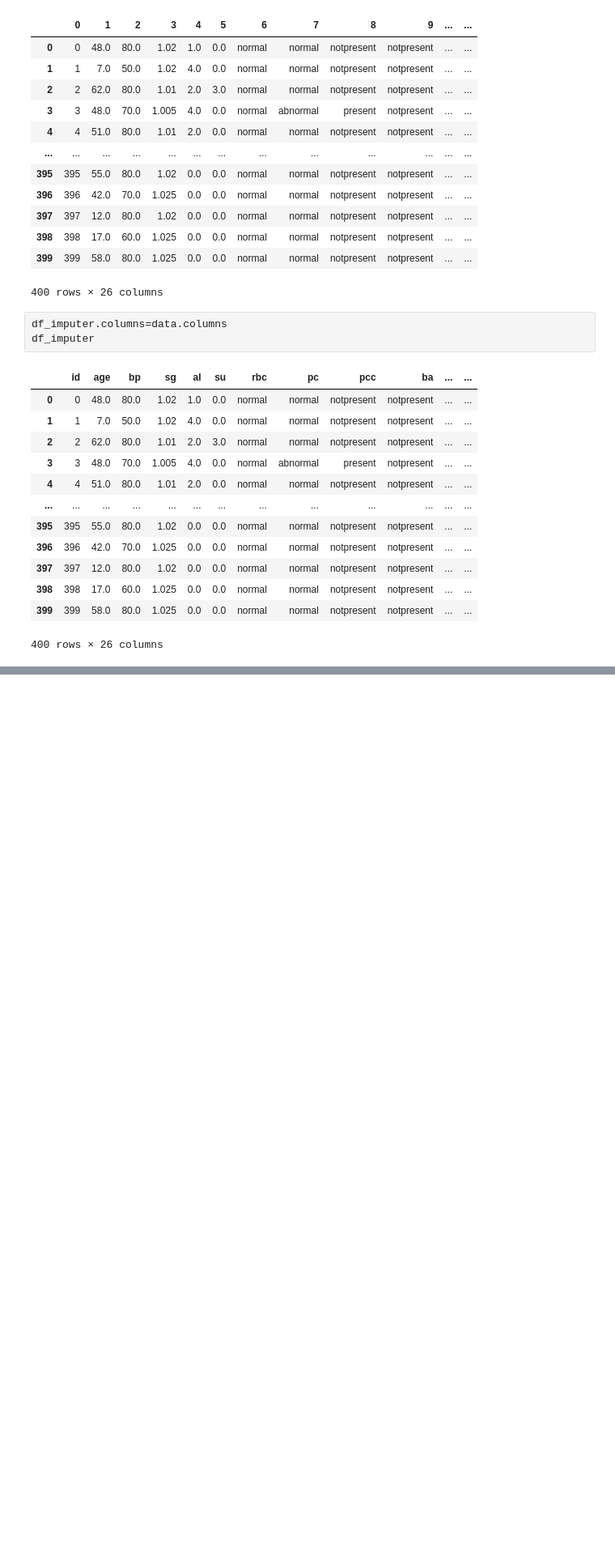
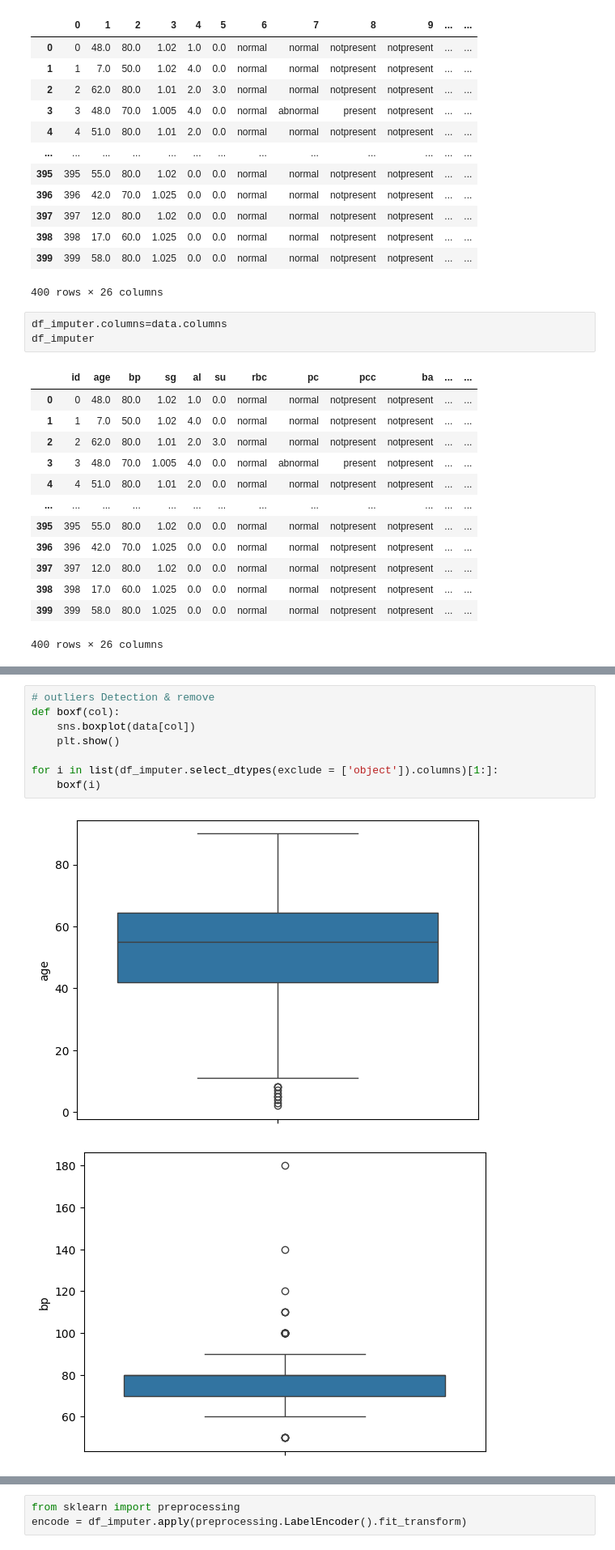
Before and after one commit to UjjwalRana12/Regression-ML, a Jupyter notebook: z6_kidney/kidney.ipynb, the cells around one changed output, grey strips where cells are left out. Shown at 81% size. Saved outputs shown, nothing was run; the diff lists cells and outputs as text; blank space fills up the shorter version.

```diff
--- a/z6_kidney/kidney.ipynb
+++ b/z6_kidney/kidney.ipynb
@@ -97,0 +315,11 @@ df_imputer
+# %%
+# outliers Detection & remove
+def boxf(col):
+    sns.boxplot(data[col])
+    plt.show()
+
+for i in list(df_imputer.select_dtypes(exclude = ['object']).columns)[1:]:
+    boxf(i)
+# %% [output]
+[figure, added]
+[figure, added]
@@ -97,0 +335,3 @@ df_imputer
+# %%
+from sklearn import preprocessing
+encode = df_imputer.apply(preprocessing.LabelEncoder().fit_transform)
```
Also changed, not shown: parts of 35 cells of this notebook, 1 other file.
